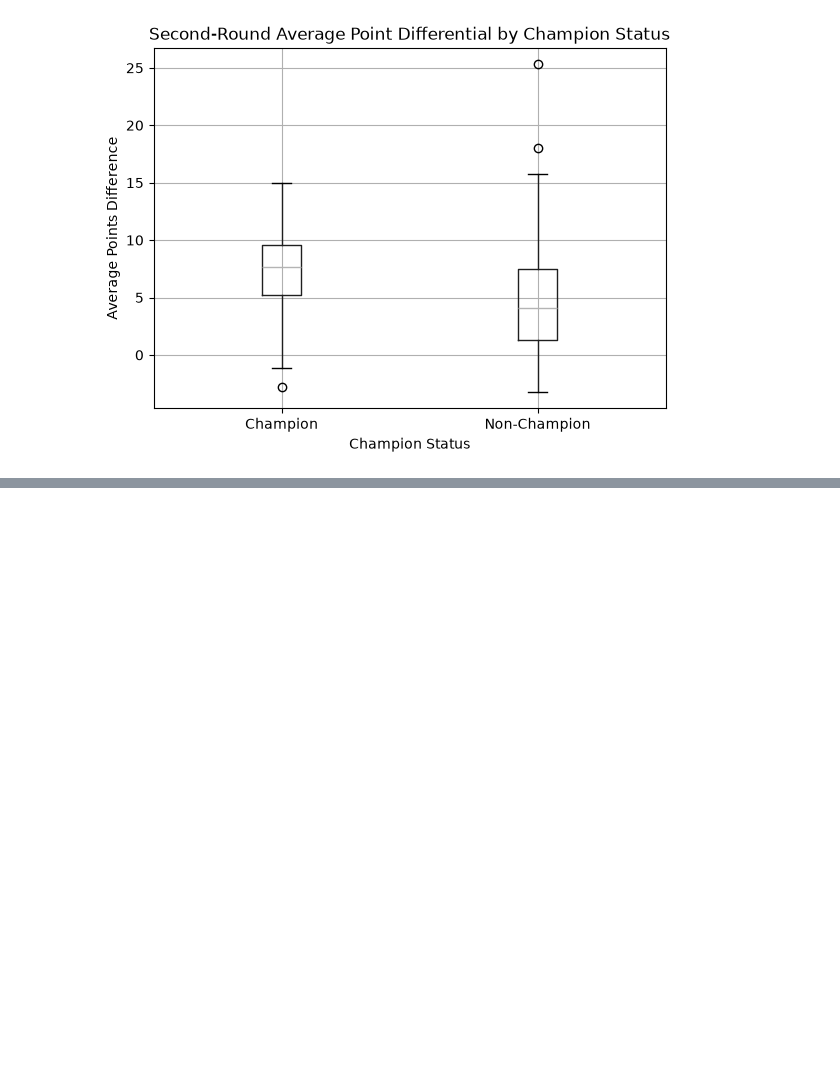
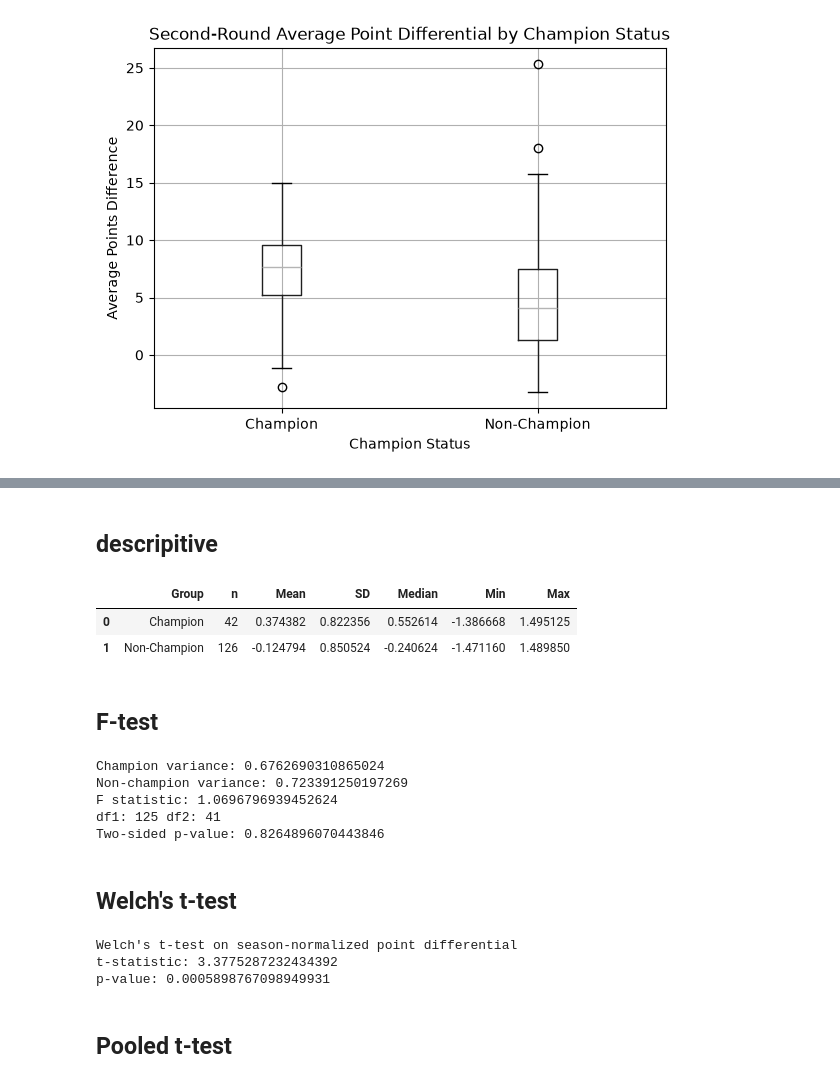
Before and after one commit to GalahadJr-1214/2026-Statistics-Final-Project, a Jupyter notebook: Final Project/champ_stats_diff.ipynb, the cells around one changed output, grey strips where cells are left out. Cells and saved outputs as stored; diff of their text form; code cells hidden in the pictures; blank space fills up the shorter version.

```diff
--- a/Final Project/champ_stats_diff.ipynb
+++ b/Final Project/champ_stats_diff.ipynb
@@ -241,0 +273,69 @@ The pooled two sample t-test was also conducted as a robustness check, and it ga
+# %% [markdown]
+## descripitive
+# %%
+season_norm_champ = data[data["Champion"] == True]["Season Normalized Average Points Difference"].dropna()
+season_norm_non_champ = data[data["Champion"] == False]["Season Normalized Average Points Difference"].dropna()
+
+desc_q2_season_norm = pd.DataFrame({
+    "Group": ["Champion", "Non-Champion"],
+    "n": [len(season_norm_champ), len(season_norm_non_champ)],
+    "Mean": [season_norm_champ.mean(), season_norm_non_champ.mean()],
+    "SD": [season_norm_champ.std(ddof=1), season_norm_non_champ.std(ddof=1)],
+    "Median": [season_norm_champ.median(), season_norm_non_champ.median()],
+    "Min": [season_norm_champ.min(), season_norm_non_champ.min()],
+    "Max": [season_norm_champ.max(), season_norm_non_champ.max()]
+})
+
+desc_q2_season_norm
+# %% [output]
+|  | Group | n | Mean | SD | Median | Min | Max |
+| 0 | Champion | 42 | 0.374382 | 0.822356 | 0.552614 | -1.386668 | 1.495125 |
+| 1 | Non-Champion | 126 | -0.124794 | 0.850524 | -0.240624 | -1.471160 | 1.489850 |
+# %% [markdown]
+## F-test
+# %%
+season_norm_var_champ = season_norm_champ.var(ddof=1)
+season_norm_var_non_champ = season_norm_non_champ.var(ddof=1)
+
+if season_norm_var_champ >= season_norm_var_non_champ:
+    season_norm_F = season_norm_var_champ / season_norm_var_non_champ
+    season_norm_df1 = len(season_norm_champ) - 1
+    season_norm_df2 = len(season_norm_non_champ) - 1
+else:
+    season_norm_F = season_norm_var_non_champ / season_norm_var_champ
+    season_norm_df1 = len(season_norm_non_champ) - 1
+    season_norm_df2 = len(season_norm_champ) - 1
+
+season_norm_p_one_tail = 1 - stats.f.cdf(season_norm_F, season_norm_df1, season_norm_df2)
+season_norm_p_two_tail = 2 * season_norm_p_one_tail
+
+print("Champion variance:", season_norm_var_champ)
+print("Non-champion variance:", season_norm_var_non_champ)
+print("F statistic:", season_norm_F)
+print("df1:", season_norm_df1, "df2:", season_norm_df2)
+print("Two-sided p-value:", season_norm_p_two_tail)
+# %% [output]
+Champion variance: 0.6762690310865024
+Non-champion variance: 0.723391250197269
+F statistic: 1.0696796939452624
+df1: 125 df2: 41
+Two-sided p-value: 0.8264896070443846
+# %% [markdown]
+## Welch's t-test
+# %%
+season_norm_welch_result = stats.ttest_ind(
+    season_norm_champ,
+    season_norm_non_champ,
+    equal_var=False,
+    alternative="greater"
+)
+
+print("Welch's t-test on season-normalized point differential")
+print("t-statistic:", season_norm_welch_result.statistic)
+print("p-value:", season_norm_welch_result.pvalue)
+# %% [output]
+Welch's t-test on season-normalized point differential
+t-statistic: 3.3775287232434392
+p-value: 0.0005898767098949931
+# %% [markdown]
+## Pooled t-test
```
Also changed, not shown: parts of 13 cells of this notebook.
